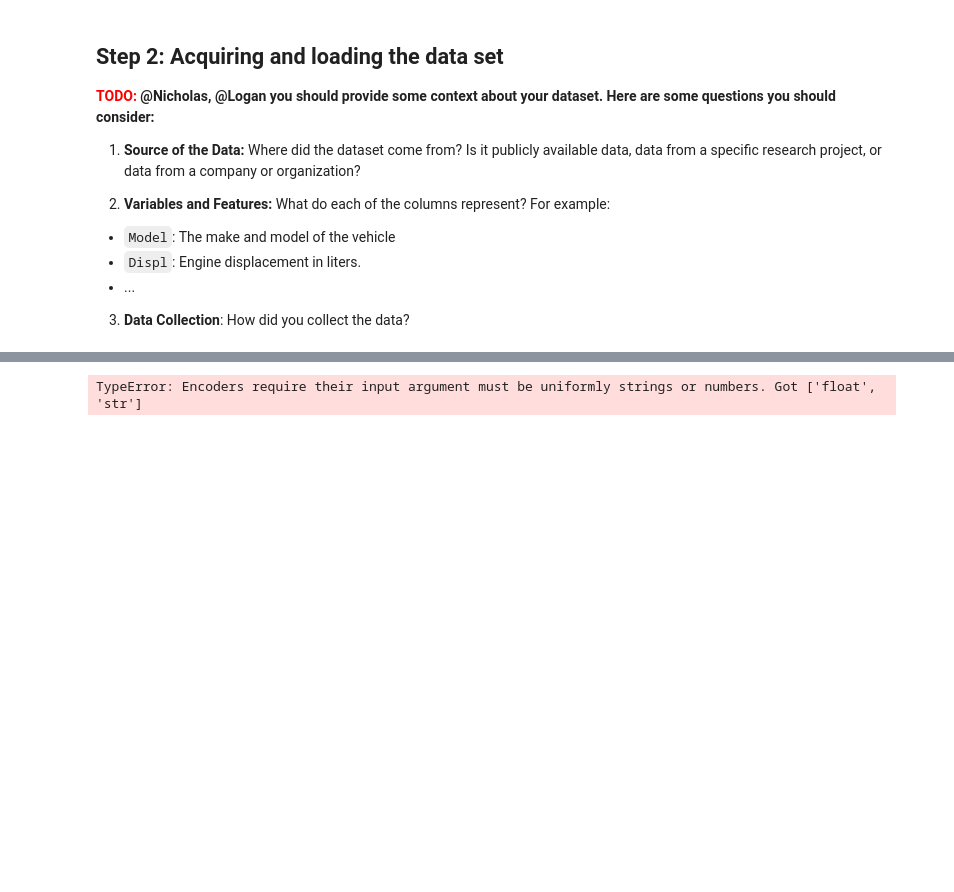
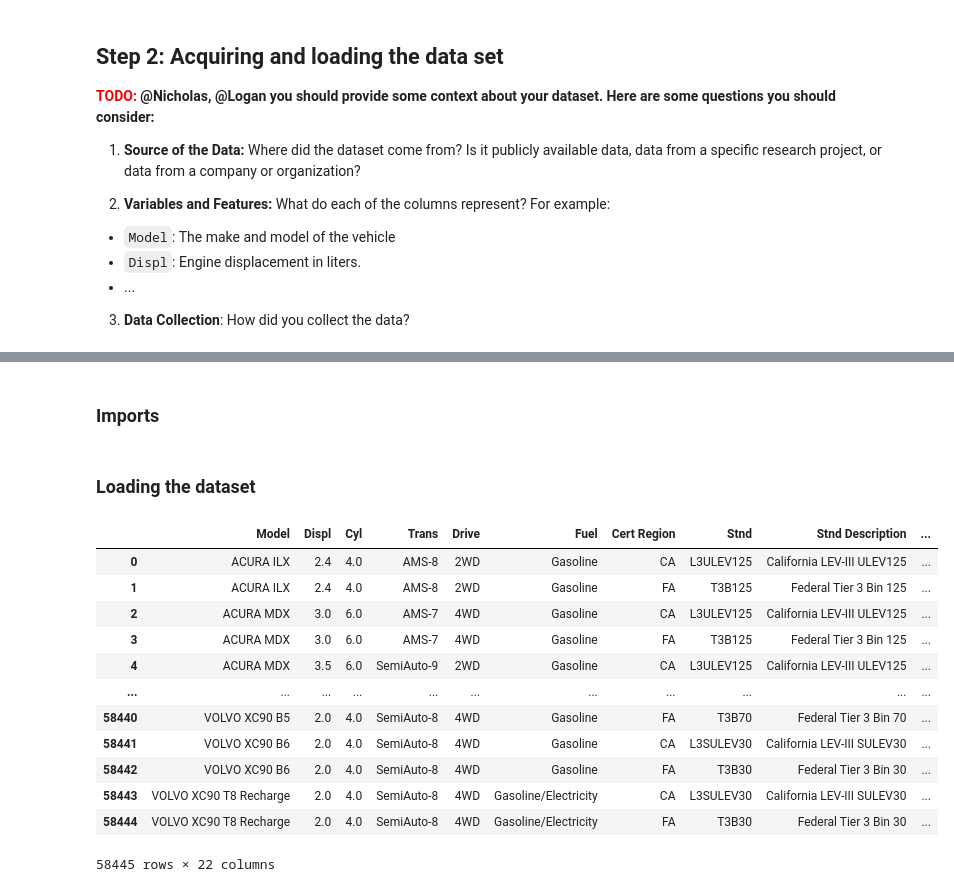
Before and after one commit to 4GeeksAcademy/World-Data-Final-Project, a Jupyter notebook: src/exploreclean_feedback.ipynb, the cells around one changed output, grey strips where cells are left out. Cells and saved outputs as stored; diff of their text form; code cells hidden in the pictures; blank space fills up the shorter version.

```diff
--- a/src/exploreclean_feedback.ipynb
+++ b/src/exploreclean_feedback.ipynb
@@ -360,5 +24,63 @@ X_train, X_test, y_train, y_test = train_test_split(X, y, test_size=0.2, random_
-# %%
-# Fit the pipeline on training data
-pipeline.fit(X_train, y_train)
-# %% [output]
-TypeError: Encoders require their input argument must be uniformly strings or numbers. Got ['float', 'str']
+# %% [markdown]
+### Imports
+# %%
+import seaborn as sns
+import matplotlib.pyplot as plt
+import pandas as pd
+import numpy as np
+import os
+import re
+
+# Set display options to show all columns
+pd.set_option('display.max_columns', None)
+# %% [markdown]
+### Loading the dataset
+# %%
+# List of directories containing raw data files
+directories = ["../data/raw/2000/"]
+
+# Initialize an empty list to store dataframes
+dfs = []
+
+# Iterate through each directory
+for directory in directories:
+    # Extract the substring containing the year prefix (e.g. "20") using slicing
+    year_prefix = directory.split("/")[-2][:2]
+
+    # Iterate through each file in the directory
+    for filename in os.listdir(directory):
+        if filename.endswith(".xlsx") or filename.endswith(".xls"):
+            # Read the Excel file into a dataframe
+            df = pd.read_excel(os.path.join(directory, filename))
+
+            # Extract the substring containing the year suffix (e.g. "24") using slicing
+            year_suffix = filename.split(".")[0][-2:]
+
+            # Combine the year prefix and suffix to make the entire year (e.g. "2024")
+            year = f"{year_prefix}{year_suffix}"
+
+            # Add a new column 'Year' with the respective year
+            df['Year'] = year
+
+            # Append the dataframe to the list
+            dfs.append(df)
+
+# Concatenate all dataframes into a single dataframe
+merged_data = pd.concat(dfs, ignore_index=True)
+
+# Now, merged_data contains all data from the files with a new column 'Year'
+merged_data
+# %% [output]
+|  | Model | Displ | Cyl | Trans | Drive | Fuel | Cert Region | Stnd | Stnd Description | ... |
+| 0 | ACURA ILX | 2.4 | 4.0 | AMS-8 | 2WD | Gasoline | CA | L3ULEV125 | California LEV-III ULEV125 | ... |
+| 1 | ACURA ILX | 2.4 | 4.0 | AMS-8 | 2WD | Gasoline | FA | T3B125 | Federal Tier 3 Bin 125 | ... |
+| 2 | ACURA MDX | 3.0 | 6.0 | AMS-7 | 4WD | Gasoline | CA | L3ULEV125 | California LEV-III ULEV125 | ... |
+| 3 | ACURA MDX | 3.0 | 6.0 | AMS-7 | 4WD | Gasoline | FA | T3B125 | Federal Tier 3 Bin 125 | ... |
+| 4 | ACURA MDX | 3.5 | 6.0 | SemiAuto-9 | 2WD | Gasoline | CA | L3ULEV125 | California LEV-III ULEV125 | ... |
+| ... | ... | ... | ... | ... | ... | ... | ... | ... | ... | ... |
+| 58440 | VOLVO XC90 B5 | 2.0 | 4.0 | SemiAuto-8 | 4WD | Gasoline | FA | T3B70 | Federal Tier 3 Bin 70 | ... |
+| 58441 | VOLVO XC90 B6 | 2.0 | 4.0 | SemiAuto-8 | 4WD | Gasoline | CA | L3SULEV30 | California LEV-III SULEV30 | ... |
+| 58442 | VOLVO XC90 B6 | 2.0 | 4.0 | SemiAuto-8 | 4WD | Gasoline | FA | T3B30 | Federal Tier 3 Bin 30 | ... |
+| 58443 | VOLVO XC90 T8 Recharge | 2.0 | 4.0 | SemiAuto-8 | 4WD | Gasoline/Electricity | CA | L3SULEV30 | California LEV-III SULEV30 | ... |
+| 58444 | VOLVO XC90 T8 Recharge | 2.0 | 4.0 | SemiAuto-8 | 4WD | Gasoline/Electricity | FA | T3B30 | Federal Tier 3 Bin 30 | ... |
+58445 rows × 22 columns
```
Also changed, not shown: parts of 68 cells of this notebook, 25 other files.
